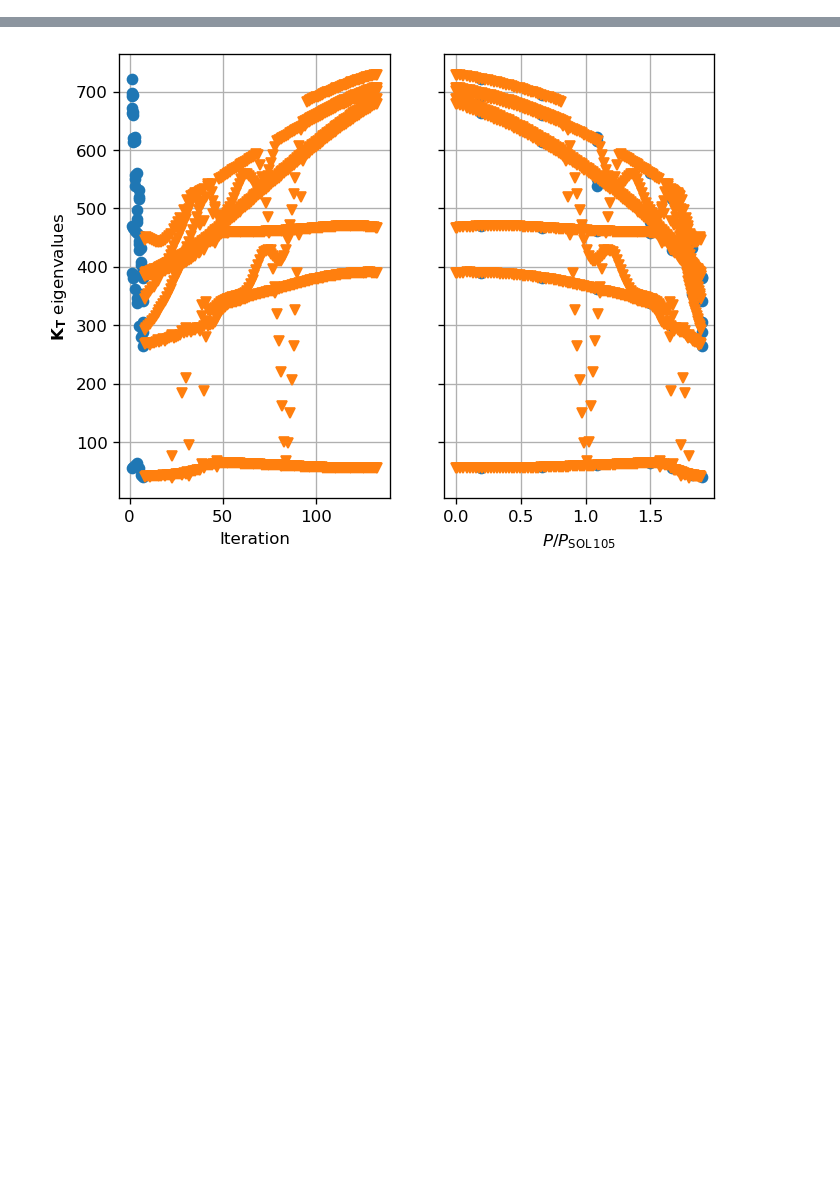
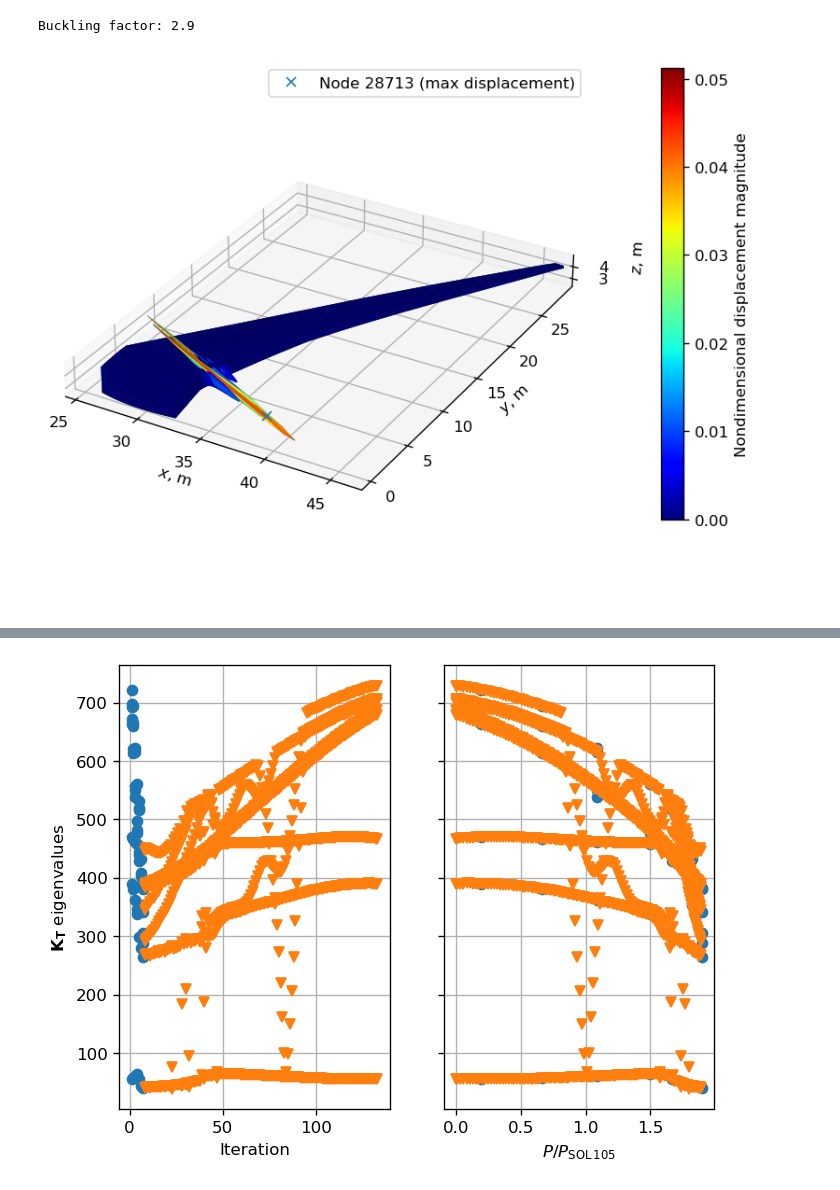
Before and after one commit to fmamitrotta/nonlinear-structural-stability-notebooks, a Jupyter notebook: notebooks/17_Nonlinear_Buckling_Analysis_of_the_uCRM-9.ipynb, the cells around one changed output, grey strips where cells are left out. Saved outputs shown, nothing was run; the diff lists cells and outputs as text; code cells hidden in the pictures; blank space fills up the shorter version.

```diff
--- a/notebooks/17_Nonlinear_Buckling_Analysis_of_the_uCRM-9.ipynb
+++ b/notebooks/17_Nonlinear_Buckling_Analysis_of_the_uCRM-9.ipynb
@@ -217,4 +0,0 @@ pynastran_utils.set_up_arc_length_method(bdf_object=ucrm9_bdf_input, nlparm_id=u
-# %%
-input_filename = 'bifurcation_verification_epsp1e-1'
-no_eigenvalues = 8
-op2_output = pynastran_utils.run_tangent_stiffness_matrix_eigenvalue_calculation(bdf_object=ucrm9_bdf_input.__deepcopy__({}), method_set_id=zero_load_set_id+1, no_eigenvalues=no_eigenvalues, analysis_directory_path=analysis_directory_path, input_name=input_filename, run_flag=False)
@@ -245,0 +47,9 @@ plot_subcases_load_displacement_diagram(tip_displacements, applied_loads)
+# %%
+# Add PARAM cards
+ucrm9_bdf.add_param('AUTOSPC', ['NO'])  # singularities in the stiffness matrix will not be constrained
+ucrm9_bdf.add_param('GRDPNT', [1])  # execute grid point weight generator using node with id 1 as reference point
+ucrm9_bdf.add_param('K6ROT', [1e5])  # specifies the scaling factor of the penalty stiffness to be added to the normal rotation for CQUAD4 and CTRIA3 elements
+ucrm9_bdf.add_param('COUPMASS', [-1])  # causes the generation of lumped mass matrices (which may include torsion inertia for beam elements, and some coupling if there are beam offsets) for the following elements: CBAR, CBEAM, CONROD, CQUAD4, CHEXA, CPENTA, CPYRAM, CQUAD8, CROD, CTETRA, CTRIA3, CTRlA6, CTRIAX6, CTUBE
+ucrm9_bdf.add_param('MAXRATIO', [1e7])  # threshold for the ratios of terms on the diagonal of the stiffness matrix to the corresponding terms on the diagonal of the triangular factor above which the matrix will be considered to be nearly singular
+ucrm9_bdf.add_param('POST', [1])  # store results in a op2 file
+ucrm9_bdf.add_param('WTMASS', [1.])  # the terms of the structural mass matrix are multiplied by the value of WTMASS when they are generated
@@ -245,0 +60,3 @@ plot_subcases_load_displacement_diagram(tip_displacements, applied_loads)
+# %%
+ucrm9_bdf.add_include_file(os.path.join(os.pardir, os.pardir, 'resources', 'uCRM-9_aero_forces_1.0g_coarse.bdf'))  # aerodynamic 1g load
+force_id = 1
@@ -245,0 +69,41 @@ plot_subcases_load_displacement_diagram(tip_displacements, applied_loads)
+# %%
+from resources import pynastran_utils
+import matplotlib.pyplot as plt
+import numpy as np
+
+# Define analysis directory
+analysis_directory_name = '17_Nonlinear_Buckling_Analysis_of_the_uCRM-9'
+analysis_directory_path = os.path.join(os.getcwd(), 'analyses', analysis_directory_name)
+
+# Run analysis
+input_name = 'linear_buckling'
+sol_105_op2 = pynastran_utils.run_sol_105_buckling_analysis(bdf_object=ucrm9_bdf.__deepcopy__({}), static_load_set_id=force_id,
+                                                            analysis_directory_path=analysis_directory_path, input_name=input_name,
+                                                            run_flag=False)
+
+# Find critical buckling factor and print it
+eigenvalue_calculation_subcase_id = 2
+sol_105_buckling_factor = sol_105_op2.eigenvectors[eigenvalue_calculation_subcase_id].eigr
+print(f'Buckling factor: {sol_105_buckling_factor:.1f}')
+
+# Plot buckling mode
+plt.rcParams['figure.dpi'] = 120 # set default dpi of figures
+_, ax, cbar = pynastran_utils.plot_buckling_mode(op2_object=sol_105_op2, subcase_id=eigenvalue_calculation_subcase_id,
+                                              displacement_component='magnitude', colormap='jet', length_unit='m')
+ax.locator_params(axis='x', nbins=8)  # set number of ticks of z-axis
+ax.locator_params(axis='z', nbins=2)  # set number of ticks of z-axis
+cbar.ax.set_position(cbar.ax.get_position().shrunk(1.0, .84))  # decrease colorbar size
+cbar.ax.set_position(cbar.ax.get_position().translated(.05, .15))  # move colorbar upwards
+
+# Plot max rotation node
+max_rotation_index = np.argmax(sol_105_op2.eigenvectors[eigenvalue_calculation_subcase_id].data[0, :, 5])
+max_rotation_node_id = sol_105_op2.eigenvectors[eigenvalue_calculation_subcase_id].node_gridtype[max_rotation_index, 0]
+max_rotation_node_xyz = sol_105_op2.nodes[max_rotation_node_id].xyz + 200*sol_105_op2.eigenvectors[eigenvalue_calculation_subcase_id].data[
+    0, max_rotation_index, 0:3]
+ax.plot(max_rotation_node_xyz[0], max_rotation_node_xyz[1], max_rotation_node_xyz[2], 'x',
+        label=f'Node {max_rotation_node_id:d} (max displacement)', zorder=4)
+ax.legend()
+
+# Show plot
+plt.show()
+# %% [output]
@@ -245,0 +116,2 @@ plot_subcases_load_displacement_diagram(tip_displacements, applied_loads)
+Buckling factor: 2.9
+[figure, added]
```
Also changed, not shown: parts of 58 cells of this notebook.
